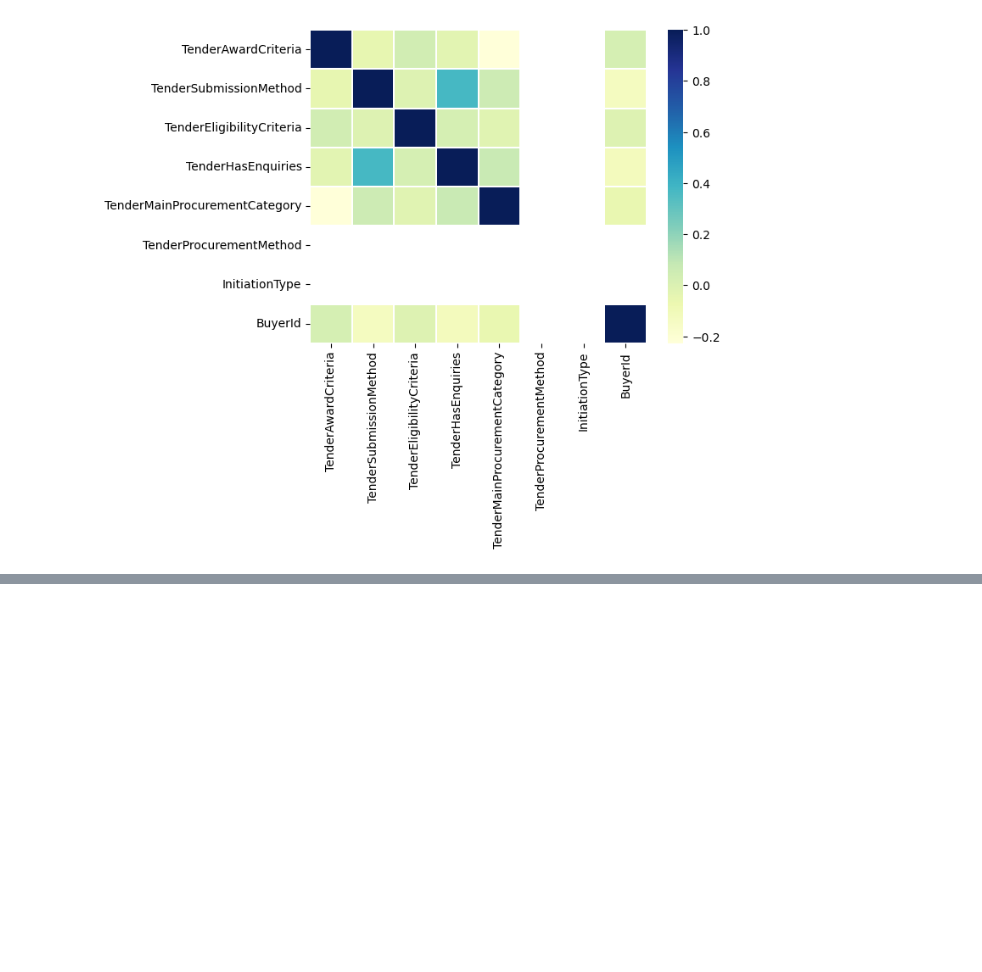
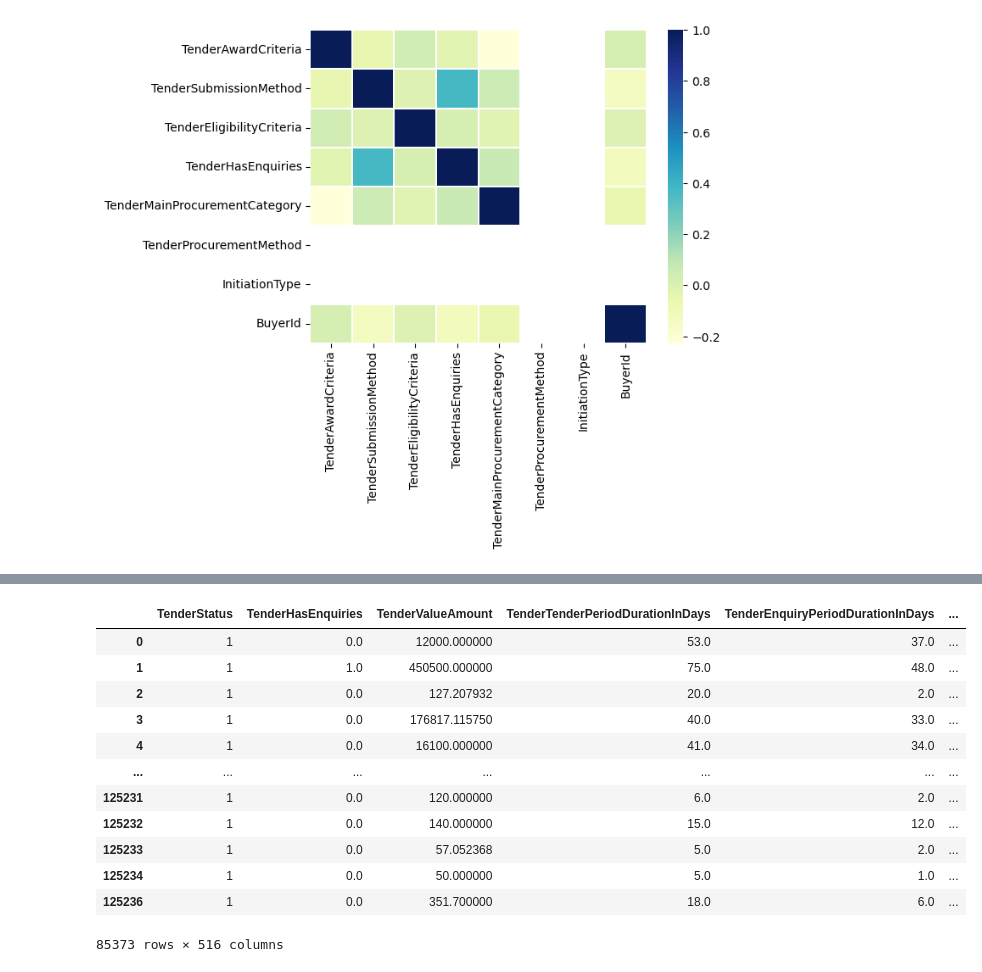
Before and after one commit to vanelo/Predecir_estado_licitacion, a Jupyter notebook: Prediccion_de_estado_de_licitacion.ipynb, the cells around one changed output, grey strips where cells are left out. Saved outputs shown, nothing was run; the diff lists cells and outputs as text; code cells hidden in the pictures; blank space fills up the shorter version.

```diff
--- a/Prediccion_de_estado_de_licitacion.ipynb
+++ b/Prediccion_de_estado_de_licitacion.ipynb
@@ -544,0 +548,16 @@ sns.lmplot(data=df, x='TenderValueAmount', y='PlanningBudgetAmountAmount', fit_r
+# %%
+df
+# %% [output]
+|  | TenderStatus | TenderHasEnquiries | TenderValueAmount | TenderTenderPeriodDurationInDays | TenderEnquiryPeriodDurationInDays | ... |
+| 0 | 1 | 0.0 | 12000.000000 | 53.0 | 37.0 | ... |
+| 1 | 1 | 1.0 | 450500.000000 | 75.0 | 48.0 | ... |
+| 2 | 1 | 0.0 | 127.207932 | 20.0 | 2.0 | ... |
+| 3 | 1 | 0.0 | 176817.115750 | 40.0 | 33.0 | ... |
+| 4 | 1 | 0.0 | 16100.000000 | 41.0 | 34.0 | ... |
+| ... | ... | ... | ... | ... | ... | ... |
+| 125231 | 1 | 0.0 | 120.000000 | 6.0 | 2.0 | ... |
+| 125232 | 1 | 0.0 | 140.000000 | 15.0 | 12.0 | ... |
+| 125233 | 1 | 0.0 | 57.052368 | 5.0 | 2.0 | ... |
+| 125234 | 1 | 0.0 | 50.000000 | 5.0 | 1.0 | ... |
+| 125236 | 1 | 0.0 | 351.700000 | 18.0 | 6.0 | ... |
+85373 rows × 516 columns
```
Also changed, not shown: parts of 39 cells of this notebook.
